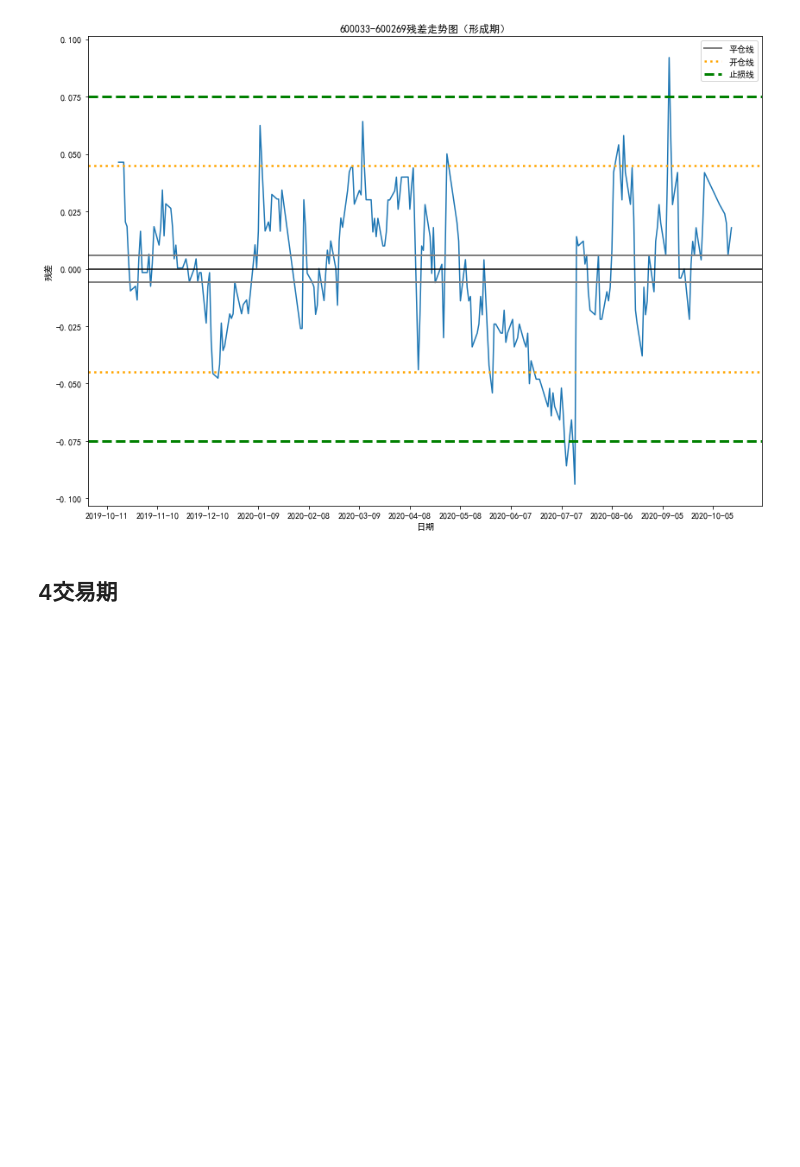
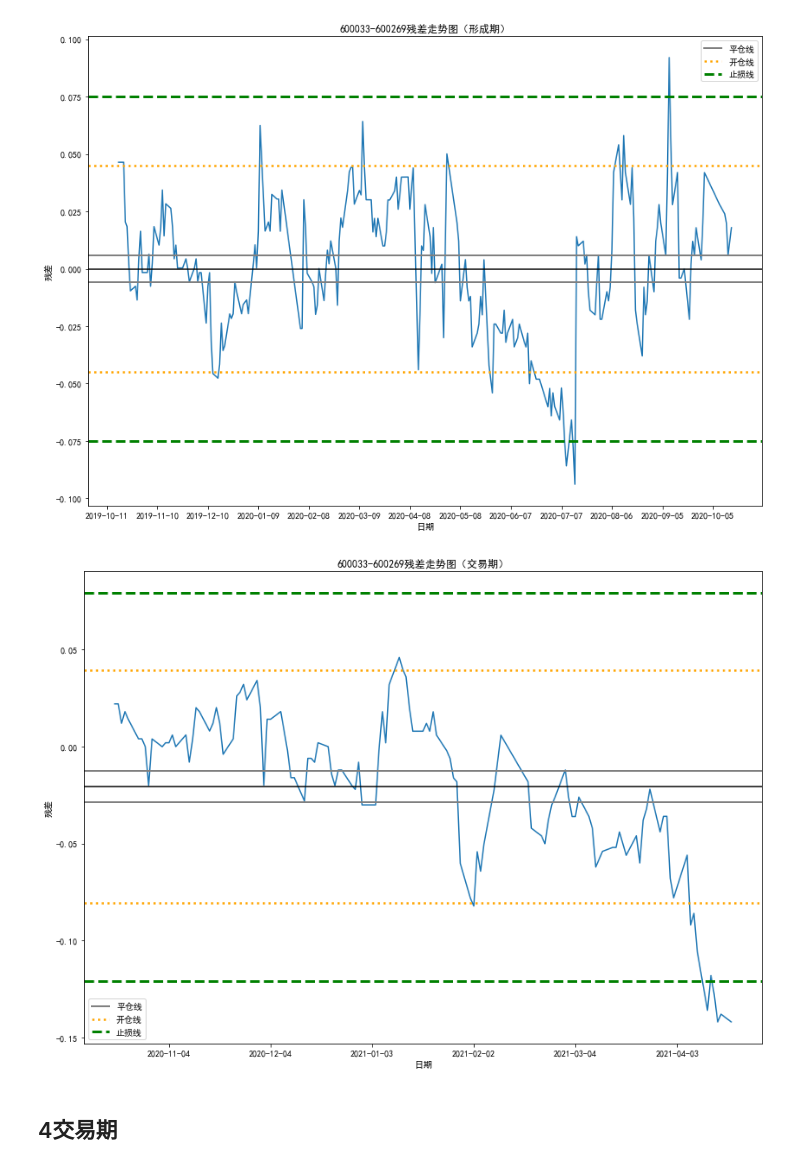
Before and after one commit to chzheng2000/pairsTrading, a Jupyter notebook: notebookVersion/pairsTrading.ipynb, the cells around one changed output. Drawn from its saved outputs; the diff is of its cells as text; code cells hidden in the pictures; blank space fills up the shorter version.

Commit message:
add residual plot during trade time

```diff
--- a/notebookVersion/pairsTrading.ipynb
+++ b/notebookVersion/pairsTrading.ipynb
@@ -271,6 +272,37 @@ plt.legend()
 plt.show()
 # %% [output]
 [figure]
+# %%
+# 残差图
+fig, ax = plt.subplots(figsize=(14, 10))
+# 日期
+idx = models[1][0]
+a1, a2 = assets_SSD[idx][0].split("-")
+asset1 = getPrice(a1, trade_start, trade_end, data)
+asset2 = getPrice(a2, trade_start, trade_end, data)
+x = data[a2].loc[trade_start:trade_end, :].index
+alpha = models[1][1].params[0]
+beta = models[1][1].params[1]
+resid = asset1 - beta*asset2-alpha
+ax.plot(x, resid)
+mu = np.mean(resid)
+sd = np.std(resid)
+ax.axhline(y=mu, color='black')
+ax.axhline(y=mu+0.2*sd, color='gray', ls='-', lw=2, label="平仓线")
+ax.axhline(y=mu-0.2*sd, color='gray', ls='-', lw=2)
+ax.axhline(y=mu+1.5*sd, color='orange', ls=':', lw=2.5, label="开仓线")
+ax.axhline(y=mu-1.5*sd, color='orange', ls=':', lw=2.5)
+ax.axhline(y=mu+2.5*sd, color='green', ls='--', lw=3, label="止损线")
+ax.axhline(y=mu-2.5*sd, color='green', ls='--', lw=3)
+ax.set_title(f"{assets_SSD[idx][0]}残差走势图（交易期）")
+ax.set_ylabel("残差")
+ax.set_xlabel("日期")
+plt.gca().xaxis.set_major_locator(ticker.MultipleLocator(30))
+plt.legend()
+# plt.savefig("价差走势图形成期.jpg", dpi=300)
+plt.show()
+# %% [output]
+[figure, added]
 # %% [markdown]
 ## 4交易期
 # %%
```
Also changed, not shown: parts of 1 cell of this notebook.
